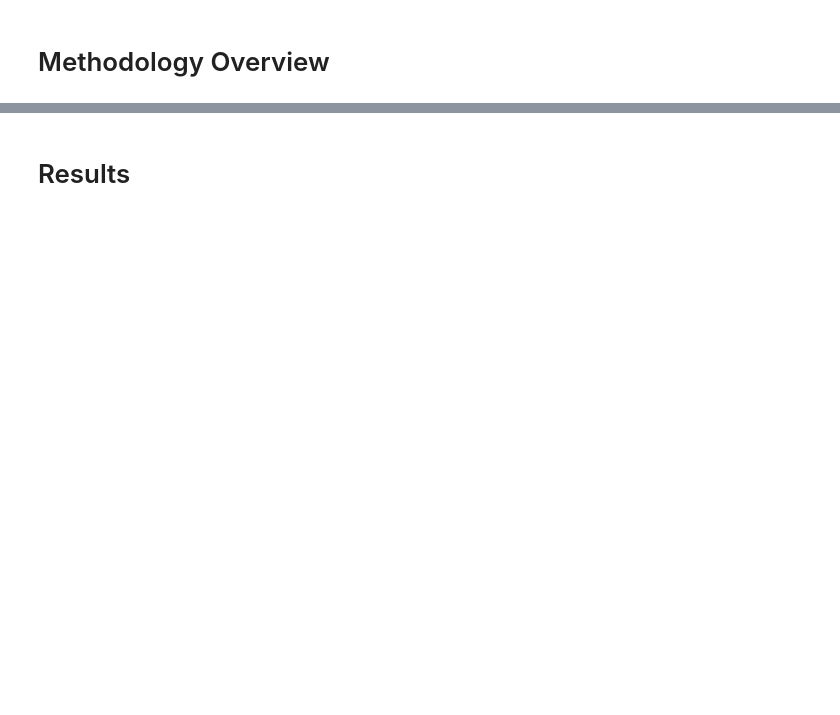
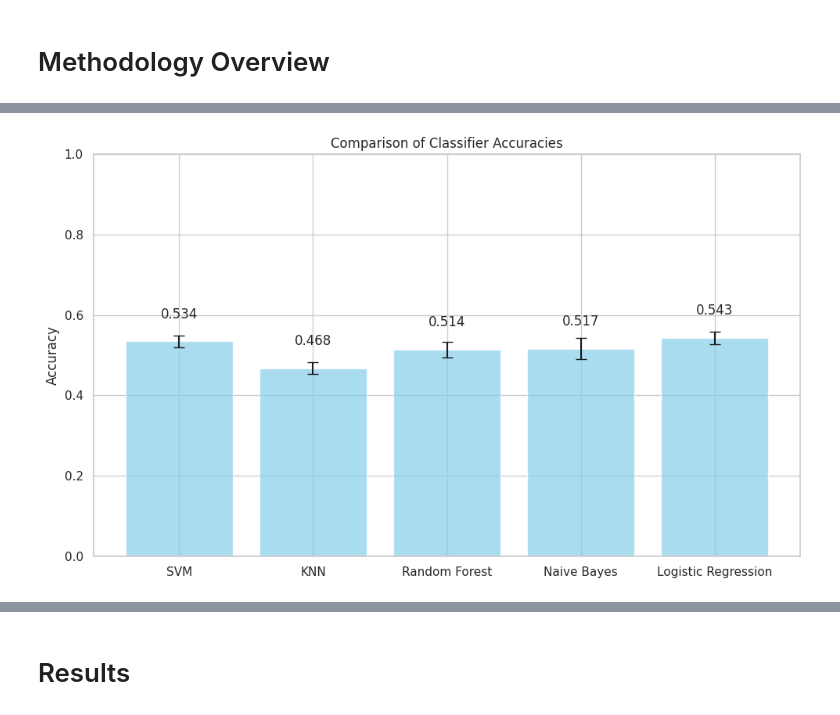
Before and after one commit to solderneer/ml-stuff, a Jupyter notebook: coursework.ipynb, the cells around one changed output, grey strips where cells are left out. Drawn from its saved outputs; the diff is of its cells as text; code cells hidden in the pictures; blank space fills up the shorter version.

```diff
--- a/coursework.ipynb
+++ b/coursework.ipynb
@@ -252,0 +426,24 @@ train_and_compare_classifiers(X_train, y_train)
+# %%
+def train_and_compare_classifiers(X, y, classifiers, title="Comparison of Classifier Accuracies"):
+    accuracies = {}
+    std_devs = {}
+
+    for clf_name, clf in classifiers.items():
+        scores = cross_val_score(clf, X, y, cv=5)
+        accuracies[clf_name] = scores.mean()
+        std_devs[clf_name] = scores.std()
+
+    # Plotting accuracies
+    plt.figure(figsize=(10, 6))
+    bars = plt.bar(accuracies.keys(), accuracies.values(), yerr=list(std_devs.values()), capsize=5, alpha=0.7)
+    plt.ylabel('Accuracy')
+    plt.title(title)
+    plt.ylim([0, 1])
+    plt.tight_layout()
+
+    # Add labels on top of each bar
+    for bar in bars:
+        height = bar.get_height()
+        plt.text(bar.get_x() + bar.get_width()/2, height + 0.05, f'{height:.3f}', ha='center', va='bottom')
+
+    plt.show()
@@ -252,0 +456,22 @@ train_and_compare_classifiers(X_train, y_train)
+# %%
+classifiers = {
+    'SVM': Pipeline([
+            ('scaler', StandardScaler()),
+            ('classifier', SVC())]),
+    'KNN': Pipeline([
+            ('scaler', StandardScaler()),
+            ('classifier', KNeighborsClassifier())]),
+    'Random Forest': Pipeline([
+            ('scaler', StandardScaler()),
+            ('classifier', RandomForestClassifier())]),
+    'Naive Bayes': Pipeline([
+            ('scaler', StandardScaler()),
+            ('classifier', GaussianNB())]),
+    'Logistic Regression': Pipeline([
+            ('scaler', StandardScaler()),
+            ('classifier', LogisticRegression())]),
+}
+
+train_and_compare_classifiers(X_train, y_train, classifiers)
+# %% [output]
+[figure, added]
```
Also changed, not shown: parts of 55 cells of this notebook, 2 other files.
